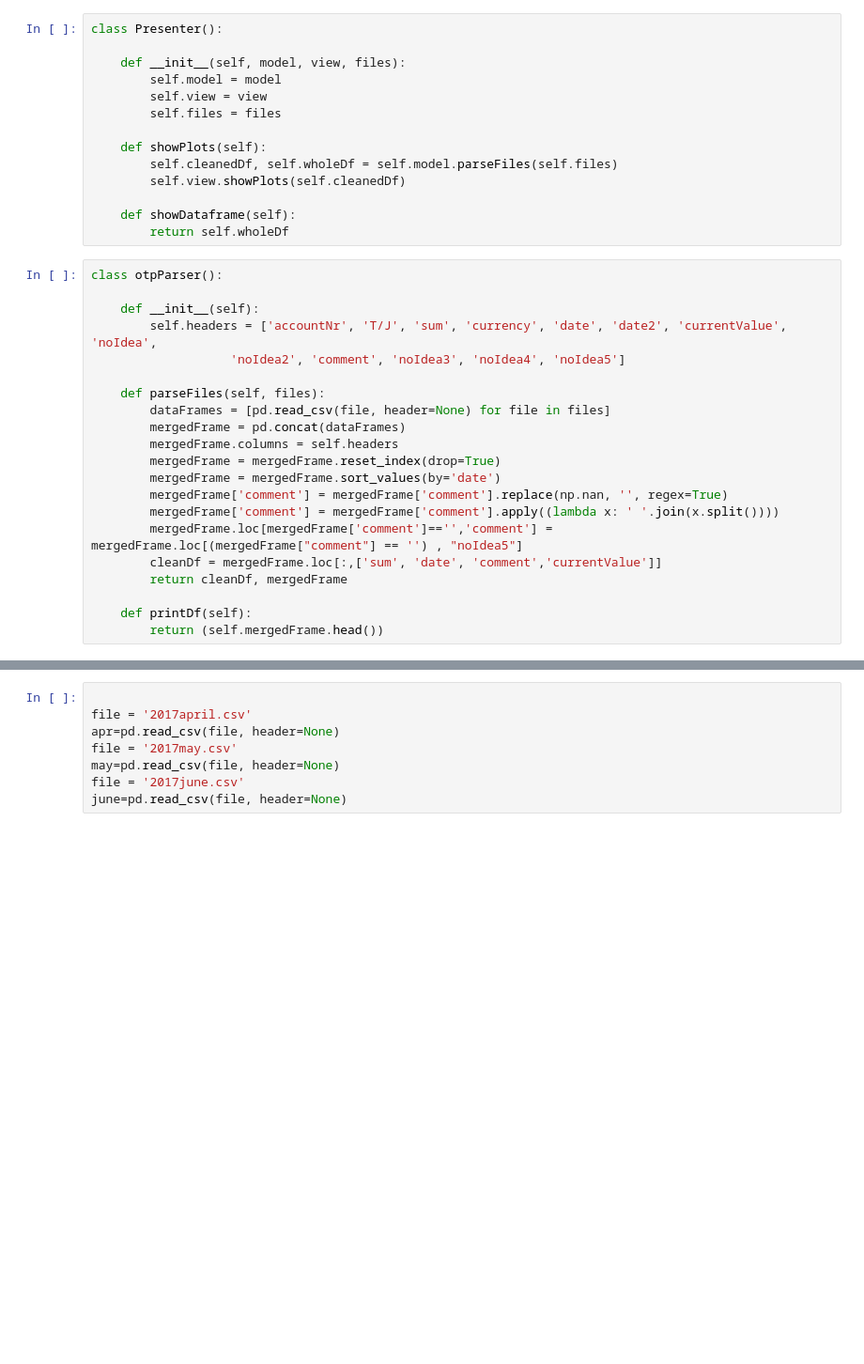
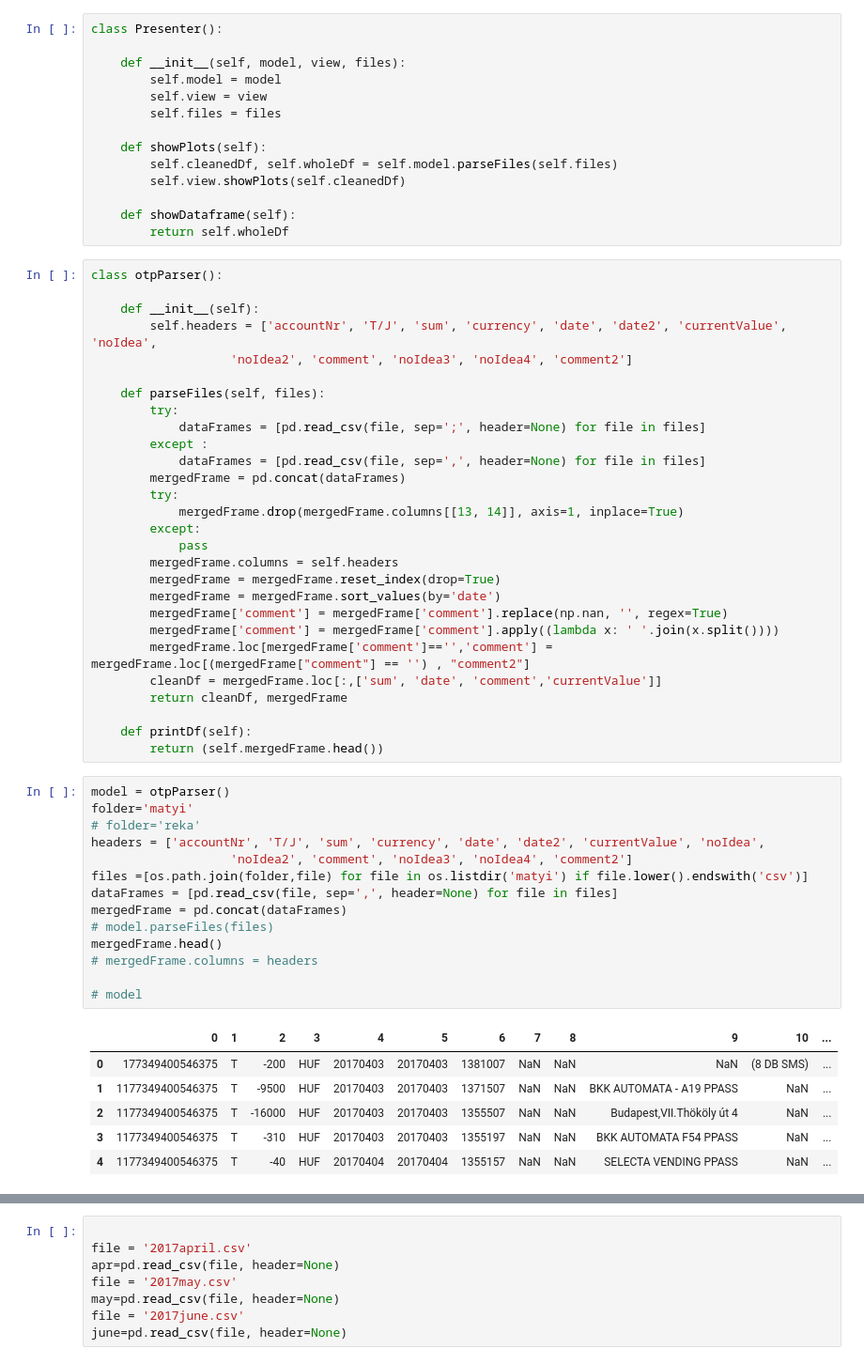
Before and after one commit to Wheele9/transaction-viewer, a Jupyter notebook: viewer1.3.ipynb, the cells around one changed output, grey strips where cells are left out. Shown at 94% size. Drawn from its saved outputs; the diff is of its cells as text; blank space fills up the shorter version.

```diff
--- a/viewer1.3.ipynb
+++ b/viewer1.3.ipynb
@@ -51,22 +51,50 @@ class otpParser():
 
     def __init__(self):
         self.headers = ['accountNr', 'T/J', 'sum', 'currency', 'date', 'date2', 'currentValue', 'noIdea',
-                   'noIdea2', 'comment', 'noIdea3', 'noIdea4', 'noIdea5']
+                   'noIdea2', 'comment', 'noIdea3', 'noIdea4', 'comment2']
 
     def parseFiles(self, files):
-        dataFrames = [pd.read_csv(file, header=None) for file in files]
+        try:
+            dataFrames = [pd.read_csv(file, sep=';', header=None) for file in files]
+        except :
+            dataFrames = [pd.read_csv(file, sep=',', header=None) for file in files]
         mergedFrame = pd.concat(dataFrames)
+        try:
+            mergedFrame.drop(mergedFrame.columns[[13, 14]], axis=1, inplace=True)
+        except:
+            pass
         mergedFrame.columns = self.headers
         mergedFrame = mergedFrame.reset_index(drop=True)
         mergedFrame = mergedFrame.sort_values(by='date')
         mergedFrame['comment'] = mergedFrame['comment'].replace(np.nan, '', regex=True)
         mergedFrame['comment'] = mergedFrame['comment'].apply((lambda x: ' '.join(x.split())))
-        mergedFrame.loc[mergedFrame['comment']=='','comment'] = mergedFrame.loc[(mergedFrame["comment"] == '') , "noIdea5"]
+        mergedFrame.loc[mergedFrame['comment']=='','comment'] = mergedFrame.loc[(mergedFrame["comment"] == '') , "comment2"]
         cleanDf = mergedFrame.loc[:,['sum', 'date', 'comment','currentValue']]
         return cleanDf, mergedFrame
 
     def printDf(self):
         return (self.mergedFrame.head())
+# %%
+model = otpParser()
+folder='matyi'
+# folder='reka'
+headers = ['accountNr', 'T/J', 'sum', 'currency', 'date', 'date2', 'currentValue', 'noIdea',
+                   'noIdea2', 'comment', 'noIdea3', 'noIdea4', 'comment2']
+files =[os.path.join(folder,file) for file in os.listdir('matyi') if file.lower().endswith('csv')]
+dataFrames = [pd.read_csv(file, sep=',', header=None) for file in files]
+mergedFrame = pd.concat(dataFrames)
+# model.parseFiles(files)
+mergedFrame.head()
+# mergedFrame.columns = headers
+
+# model
+# %% [output]
+|  | 0 | 1 | 2 | 3 | 4 | 5 | 6 | 7 | 8 | 9 | 10 | ... |
+| 0 | 177349400546375 | T | -200 | HUF | 20170403 | 20170403 | 1381007 | NaN | NaN | NaN | (8 DB SMS) | ... |
+| 1 | 1177349400546375 | T | -9500 | HUF | 20170403 | 20170403 | 1371507 | NaN | NaN | BKK AUTOMATA - A19 PPASS | NaN | ... |
+| 2 | 1177349400546375 | T | -16000 | HUF | 20170403 | 20170403 | 1355507 | NaN | NaN | Budapest,VII.Thököly út 4 | NaN | ... |
+| 3 | 1177349400546375 | T | -310 | HUF | 20170403 | 20170403 | 1355197 | NaN | NaN | BKK AUTOMATA F54 PPASS | NaN | ... |
+| 4 | 1177349400546375 | T | -40 | HUF | 20170404 | 20170404 | 1355157 | NaN | NaN | SELECTA VENDING PPASS | NaN | ... |
 # %%
 RED = (0.83921568627450982, 0.15294117647058825, 0.15686274509803921, 1.0)
 DARK_RED = (0.49803921568627452, 0.12156862745098039, 0.12156862745098039, 1.0)
```
Also changed, not shown: parts of 14 cells of this notebook.
